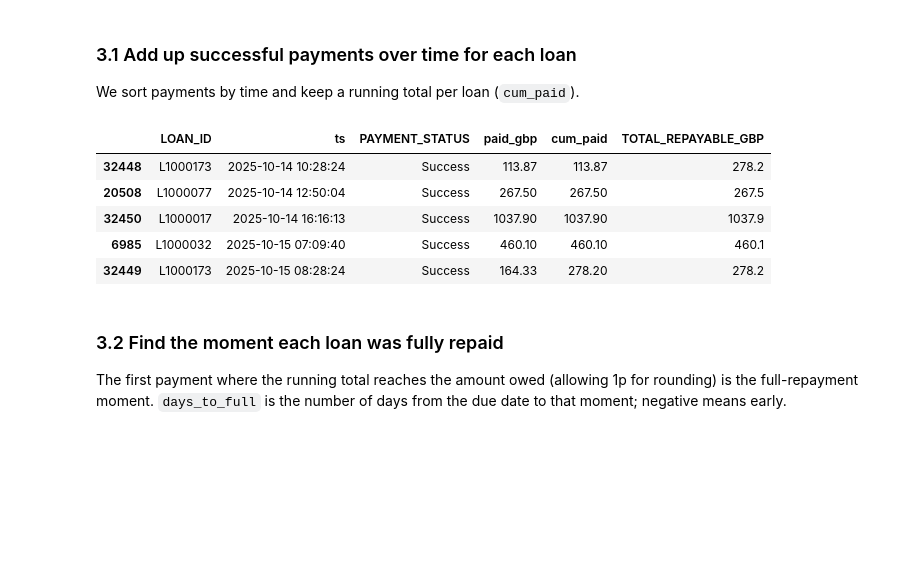
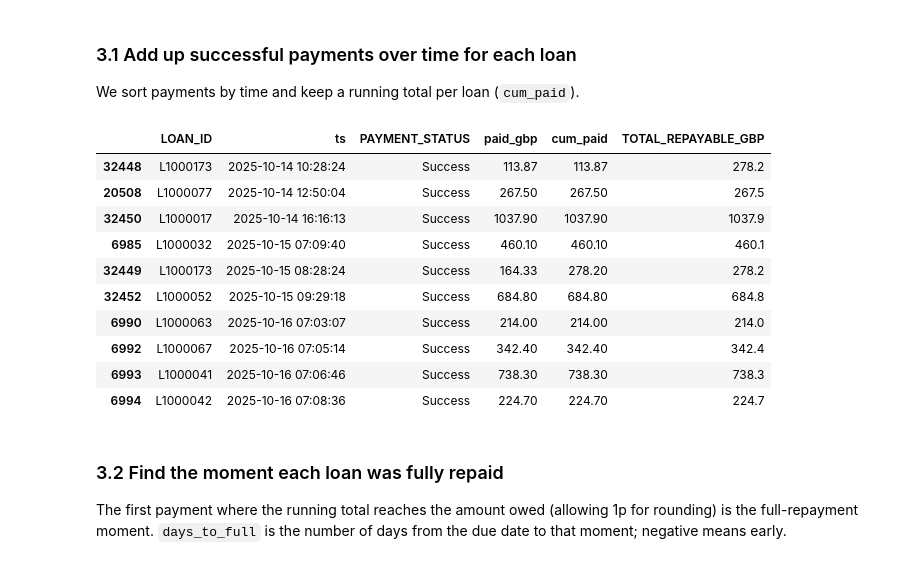
Before and after one commit to PleromaRay/0riel-collection-compass, a Jupyter notebook: Collections_Compass_Model.ipynb, the cells around one changed output. Cells and saved outputs as stored; diff of their text form; code cells hidden in the pictures; blank space fills up the shorter version.

```diff
--- a/Collections_Compass_Model.ipynb
+++ b/Collections_Compass_Model.ipynb
@@ -294,15 +296,20 @@ We sort payments by time and keep a running total per loan (`cum_paid`).
 # %%
 p = pay.merge(loans[['LOAN_ID', 'TOTAL_REPAYABLE_GBP', 'DUE_DATE']], on='LOAN_ID')
 p = p.sort_values('ts')
 p['cum_paid'] = p.groupby('LOAN_ID')['paid_gbp'].cumsum()   # running total of money received
-p[['LOAN_ID', 'ts', 'PAYMENT_STATUS', 'paid_gbp', 'cum_paid', 'TOTAL_REPAYABLE_GBP']].head()
+p[['LOAN_ID', 'ts', 'PAYMENT_STATUS', 'paid_gbp', 'cum_paid', 'TOTAL_REPAYABLE_GBP']].head(10)
 # %% [output]
 |  | LOAN_ID | ts | PAYMENT_STATUS | paid_gbp | cum_paid | TOTAL_REPAYABLE_GBP |
 | 32448 | L1000173 | 2025-10-14 10:28:24 | Success | 113.87 | 113.87 | 278.2 |
 | 20508 | L1000077 | 2025-10-14 12:50:04 | Success | 267.50 | 267.50 | 267.5 |
 | 32450 | L1000017 | 2025-10-14 16:16:13 | Success | 1037.90 | 1037.90 | 1037.9 |
 | 6985 | L1000032 | 2025-10-15 07:09:40 | Success | 460.10 | 460.10 | 460.1 |
 | 32449 | L1000173 | 2025-10-15 08:28:24 | Success | 164.33 | 278.20 | 278.2 |
+| 32452 | L1000052 | 2025-10-15 09:29:18 | Success | 684.80 | 684.80 | 684.8 |
+| 6990 | L1000063 | 2025-10-16 07:03:07 | Success | 214.00 | 214.00 | 214.0 |
+| 6992 | L1000067 | 2025-10-16 07:05:14 | Success | 342.40 | 342.40 | 342.4 |
+| 6993 | L1000041 | 2025-10-16 07:06:46 | Success | 738.30 | 738.30 | 738.3 |
+| 6994 | L1000042 | 2025-10-16 07:08:36 | Success | 224.70 | 224.70 | 224.7 |
 # %% [markdown]
 ### 3.2 Find the moment each loan was fully repaid
 
```
Also changed, not shown: parts of 13 cells of this notebook, 2 other files.
